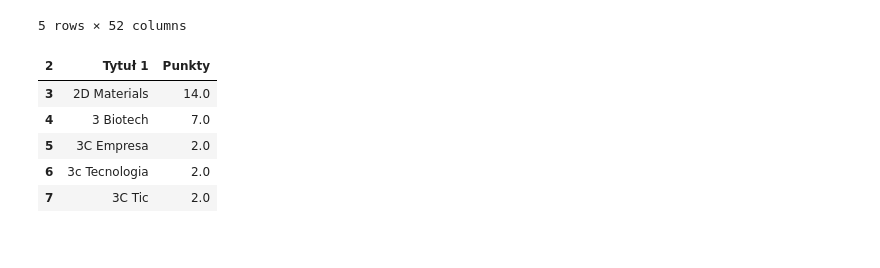
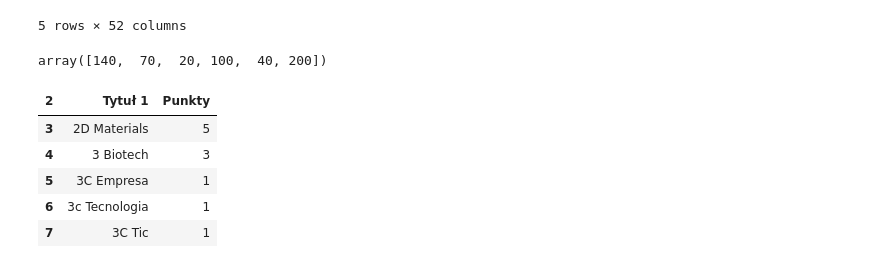
Before and after one commit to lagvna/WykazCzasopism, a Jupyter notebook: notebooks/predictions.ipynb, the cells around one changed output. Saved outputs shown, nothing was run; the diff lists cells and outputs as text; code cells hidden in the pictures.

```diff
--- a/notebooks/predictions.ipynb
+++ b/notebooks/predictions.ipynb
@@ -23,15 +25,18 @@ df = df[['Tytuł 1', 'Punkty']]
 # %%
 df['Punkty'].nunique()
 df['Punkty'] = pd.to_numeric(df['Punkty'])
-df['Punkty'] = df['Punkty'] / 10.0
+df['Punkty'].unique()
+# %% [output]
+array([140,  70,  20, 100,  40, 200])
-# %%
-df.head()
-# %% [output]
-| 2 | Tytuł 1 | Punkty |
-| 3 | 2D Materials | 14.0 |
-| 4 | 3 Biotech | 7.0 |
-| 5 | 3C Empresa | 2.0 |
-| 6 | 3c Tecnologia | 2.0 |
-| 7 | 3C Tic | 2.0 |
+# %%
+df = df.replace({"Punkty": replacement_dict})
+df.head()
+# %% [output]
+| 2 | Tytuł 1 | Punkty |
+| 3 | 2D Materials | 5 |
+| 4 | 3 Biotech | 3 |
+| 5 | 3C Empresa | 1 |
+| 6 | 3c Tecnologia | 1 |
+| 7 | 3C Tic | 1 |
 # %%
 length = len(df)
```
Also changed, not shown: parts of 11 cells of this notebook, 1 other file.
